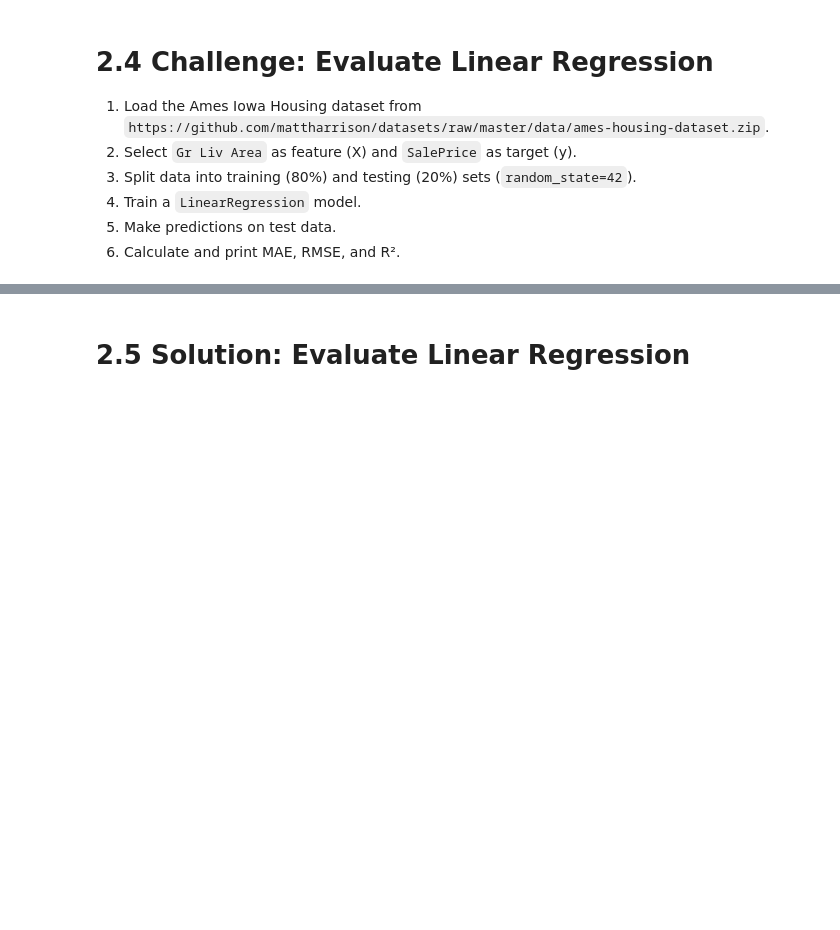
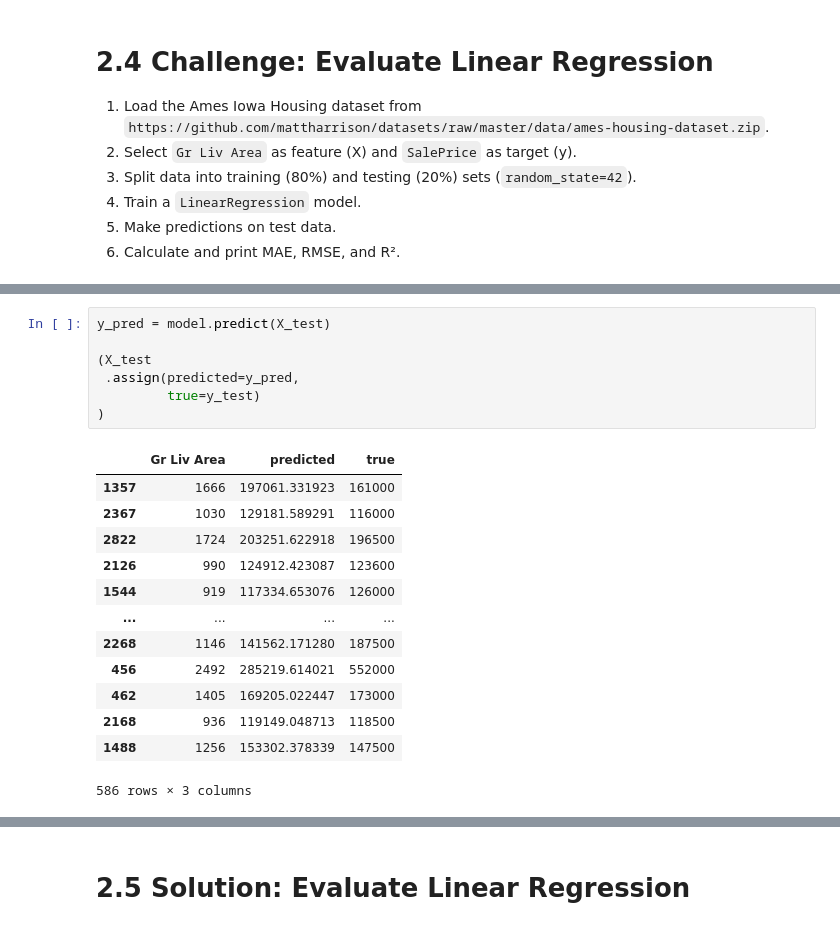
Before and after one commit to Tristan-1107/applied-machine-learning-supervised-learning-3923366, a Jupyter notebook: supervised.ipynb, the cells around one changed output, grey strips where cells are left out. Cells and saved outputs as stored; diff of their text form; blank space fills up the shorter version.

```diff
--- a/supervised.ipynb
+++ b/supervised.ipynb
@@ -268,0 +342,21 @@ R-squared (R²): 0.81
+# %%
+y_pred = model.predict(X_test)
+
+(X_test
+ .assign(predicted=y_pred,
+         true=y_test)
+)
+# %% [output]
+|  | Gr Liv Area | predicted | true |
+| 1357 | 1666 | 197061.331923 | 161000 |
+| 2367 | 1030 | 129181.589291 | 116000 |
+| 2822 | 1724 | 203251.622918 | 196500 |
+| 2126 | 990 | 124912.423087 | 123600 |
+| 1544 | 919 | 117334.653076 | 126000 |
+| ... | ... | ... | ... |
+| 2268 | 1146 | 141562.171280 | 187500 |
+| 456 | 2492 | 285219.614021 | 552000 |
+| 462 | 1405 | 169205.022447 | 173000 |
+| 2168 | 936 | 119149.048713 | 118500 |
+| 1488 | 1256 | 153302.378339 | 147500 |
+586 rows × 3 columns
```
Also changed, not shown: parts of 6 cells of this notebook, 2 other files.
